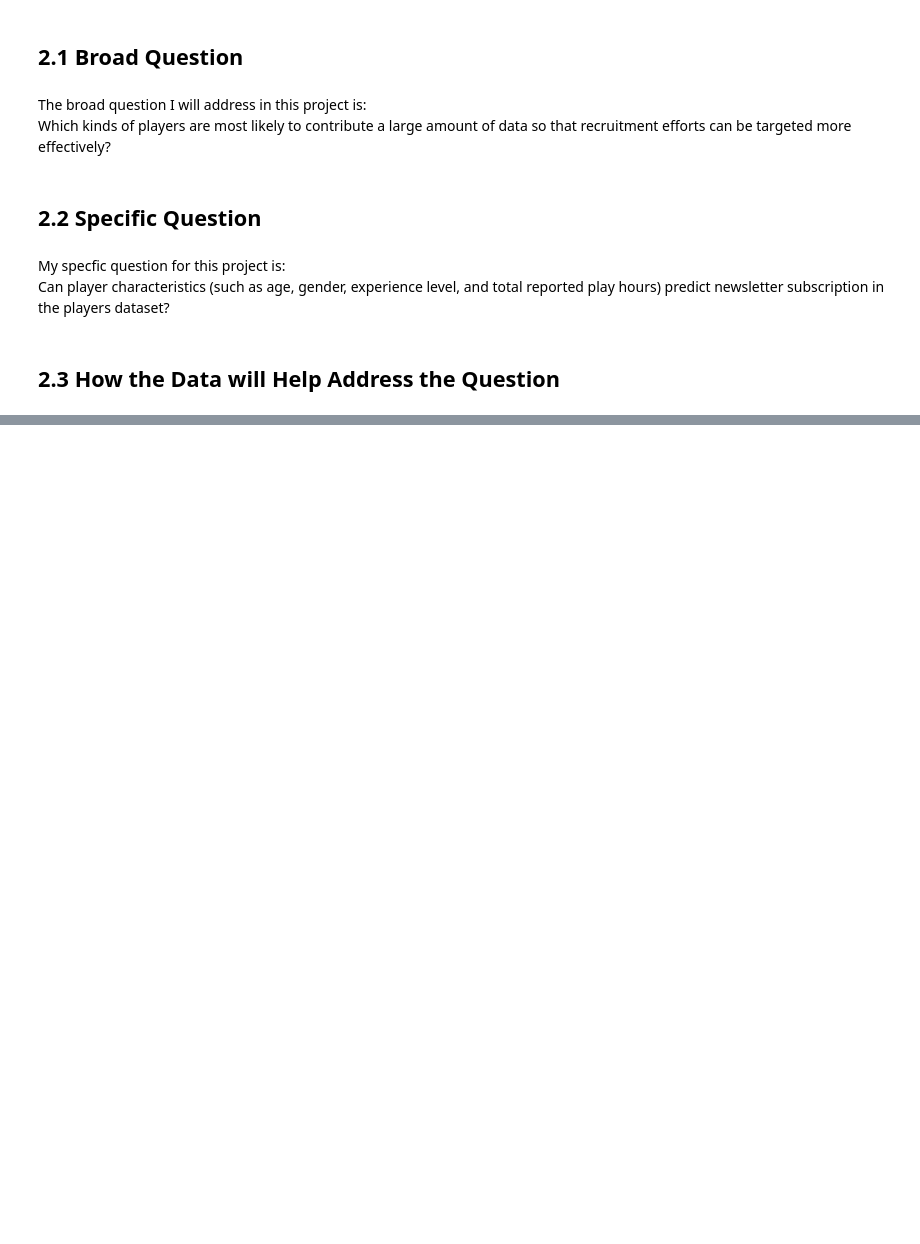
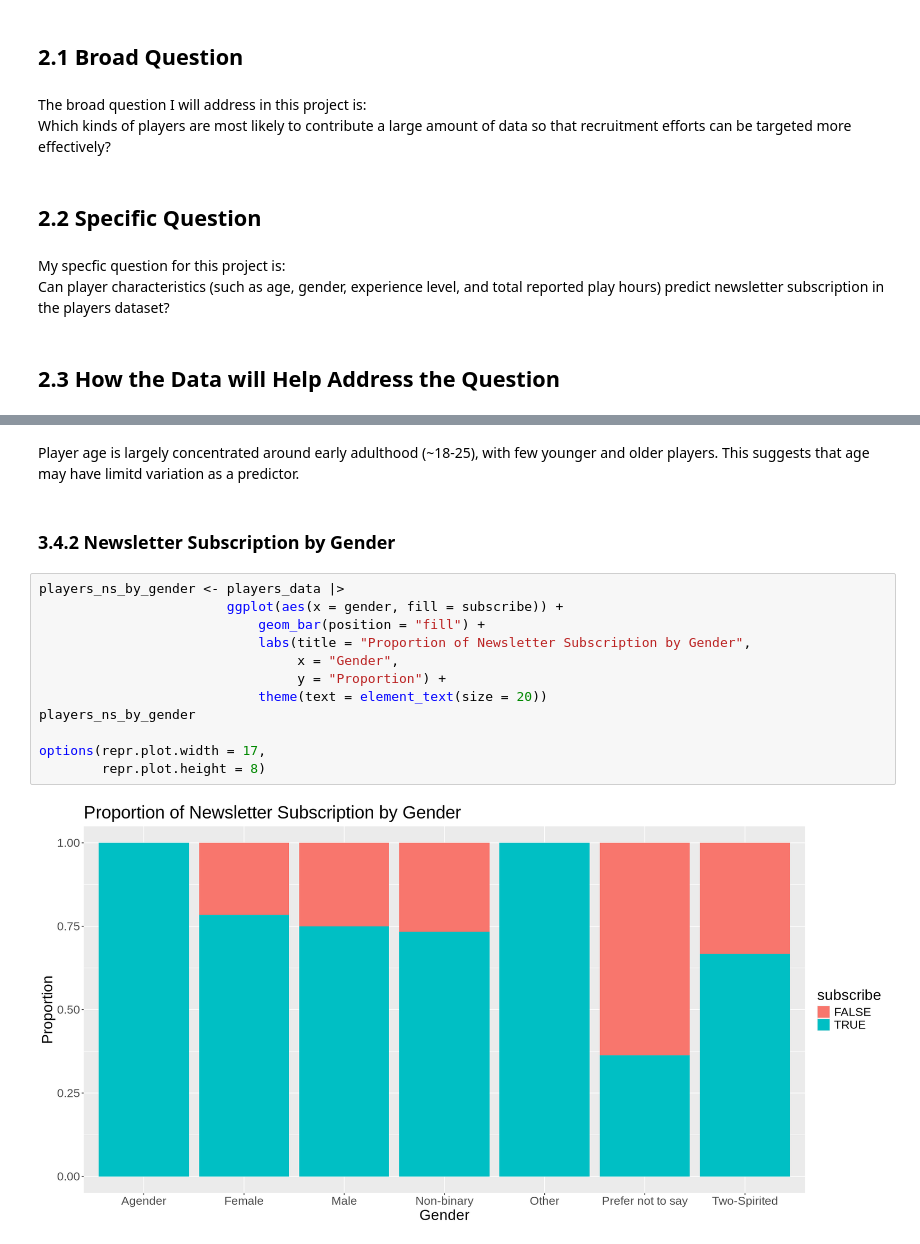
Before and after one commit to CCCC-Void/DSCI_100_Project_Planning, a Jupyter notebook: Project_Planning_Indiv.ipynb, the cells around one changed output, grey strips where cells are left out. Drawn from its saved outputs; the diff is of its cells as text; blank space fills up the shorter version.

```diff
--- a/Project_Planning_Indiv.ipynb
+++ b/Project_Planning_Indiv.ipynb
@@ -171,0 +278,18 @@ Once the data is cleaned and variables are consistently formatted, the dataset w
+# %% [markdown]
+Player age is largely concentrated around early adulthood (~18-25), with few younger and older players. This suggests that age may have limitd variation as a predictor.
+# %% [markdown]
+### 3.4.2 Newsletter Subscription by Gender
+# %%
+players_ns_by_gender <- players_data |>
+                        ggplot(aes(x = gender, fill = subscribe)) +
+                            geom_bar(position = "fill") +
+                            labs(title = "Proportion of Newsletter Subscription by Gender",
+                                 x = "Gender",
+                                 y = "Proportion") +
+                            theme(text = element_text(size = 20))
+players_ns_by_gender
+
+options(repr.plot.width = 17,
+        repr.plot.height = 8)
+# %% [output]
+[figure, added]
```
Also changed, not shown: parts of 18 cells of this notebook.
